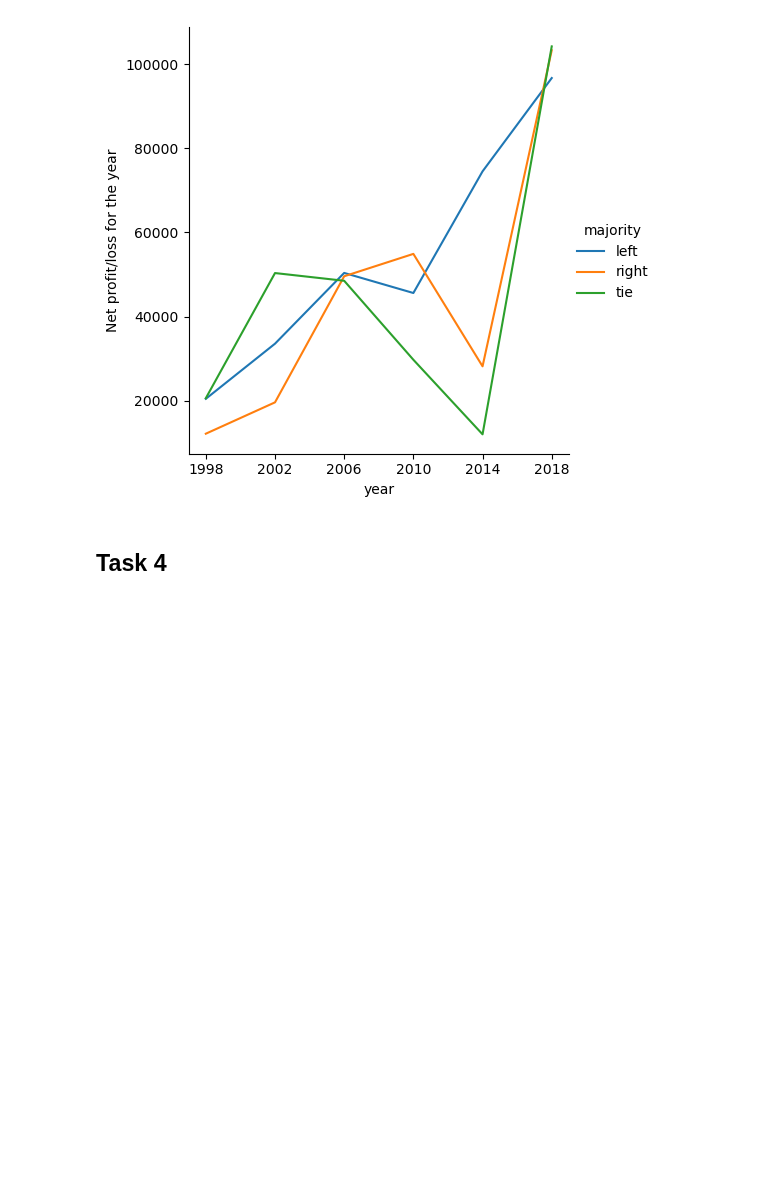
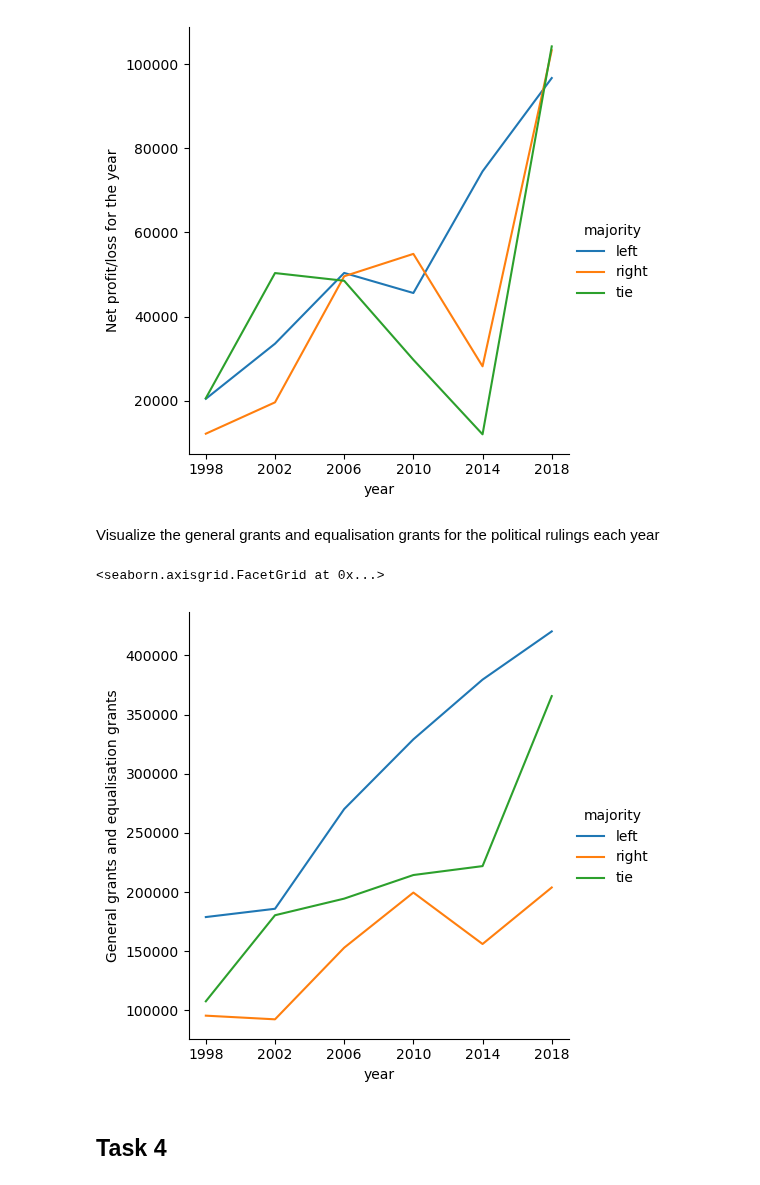
Before and after one commit to Keno-git/DS_assigment1, a Jupyter notebook: Assigment_1/Assigment_1.ipynb, the cells around one changed output. Cells and saved outputs as stored; diff of their text form; code cells hidden in the pictures; blank space fills up the shorter version.

```diff
--- a/Assigment_1/Assigment_1.ipynb
+++ b/Assigment_1/Assigment_1.ipynb
@@ -367,6 +373,13 @@ sns.relplot(data=df_cop, x="year", y="Net profit/loss for the year", hue="majori
 # %% [output]
 <seaborn.axisgrid.FacetGrid at 0x...>
 [figure]
+# %% [markdown]
+Visualize the general grants and equalisation grants for the political rulings each year
+# %%
+sns.relplot(data=df_cop, x="year", y="General grants and equalisation grants", hue="majority", kind="line")
+# %% [output]
+<seaborn.axisgrid.FacetGrid at 0x...>
+[figure, added]
 # %% [markdown]
 ## Task 4
 # %%
```
Also changed, not shown: parts of 11 cells of this notebook.
